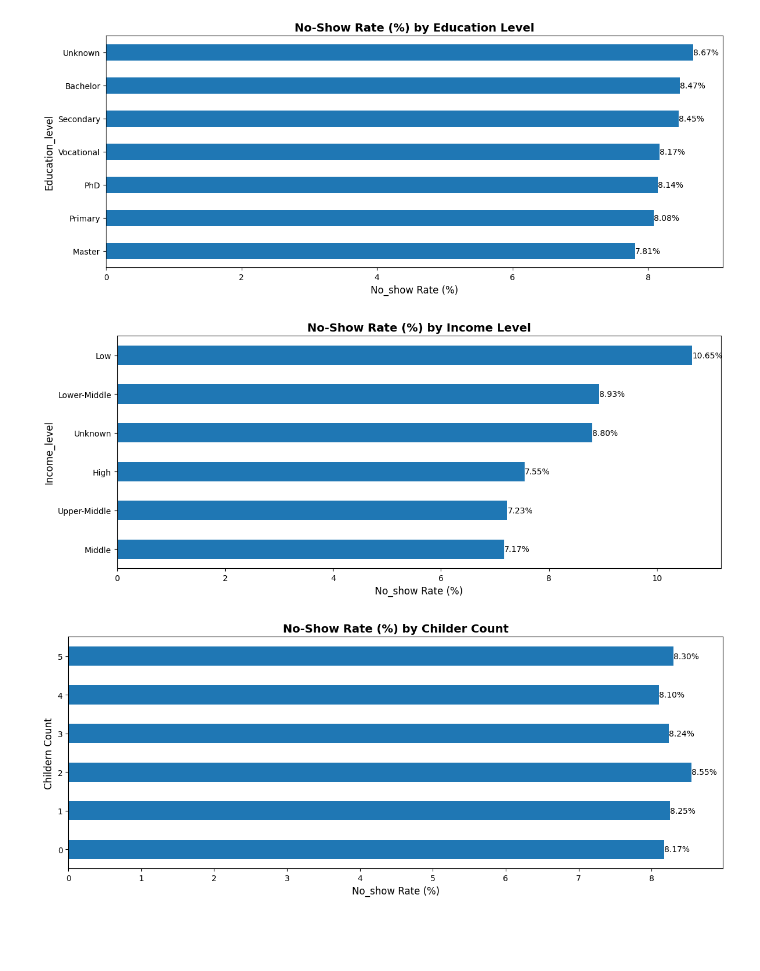
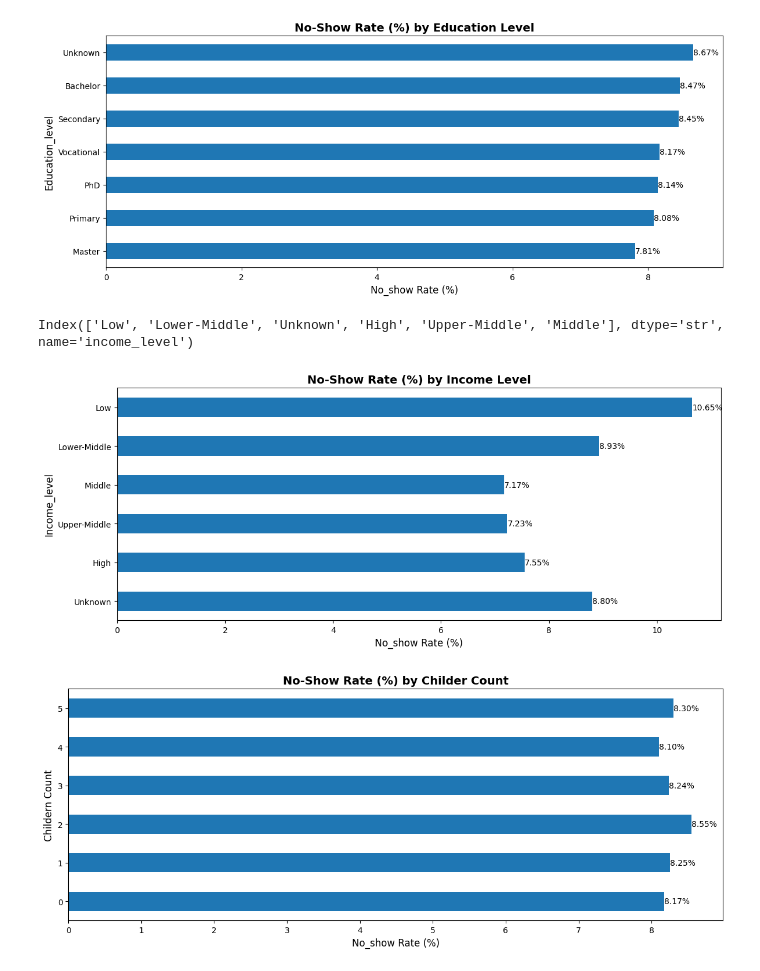
Before and after one commit to akashcstech/Health_Care_No_Show_Data_Analysis, a Jupyter notebook: Data_clean.ipynb, the cells around one changed output. Saved outputs shown, nothing was run; the diff lists cells and outputs as text; code cells hidden in the pictures; blank space fills up the shorter version.

```diff
--- a/Data_clean.ipynb
+++ b/Data_clean.ipynb
@@ -1179,22 +1179,27 @@ plt.tight_layout()
 plt.show()
 # %% [output]
 [figure]
+# %%
+ilns.index.unique()
+# %% [output]
+Index(['Low', 'Lower-Middle', 'Unknown', 'High', 'Upper-Middle', 'Middle'], dtype='str', name='income_level')
 # %%
 # No-Show Rate (%) by Income Level
-
-ax = ilns['1_pct'].sort_values(ascending=True).plot(kind='barh', figsize=(12,5))
+income_sort = ['Low', 'Lower-Middle', 'Middle', 'Upper-Middle', 'High', 'Unknown']
+ax = ilns['1_pct'].reindex(income_sort).plot(kind='barh', figsize=(12,5))
 for container in ax.containers:
     plt.bar_label(container, fmt='%.2f%%')
 
+ax.invert_yaxis()
 plt.title('No-Show Rate (%) by Income Level', fontsize=14, fontweight='bold')
 plt.xlabel('No_show Rate (%)',fontsize=12)
 plt.ylabel('Income_level', fontsize=12)
 plt.tight_layout()
 
 
 plt.show()
 # %% [output]
-[figure, old version]
+[figure, new version]
 # %%
 # No-Show Rate (%) by Childer Count
 
```
Also changed, not shown: parts of 5 cells of this notebook, 1 other file.
